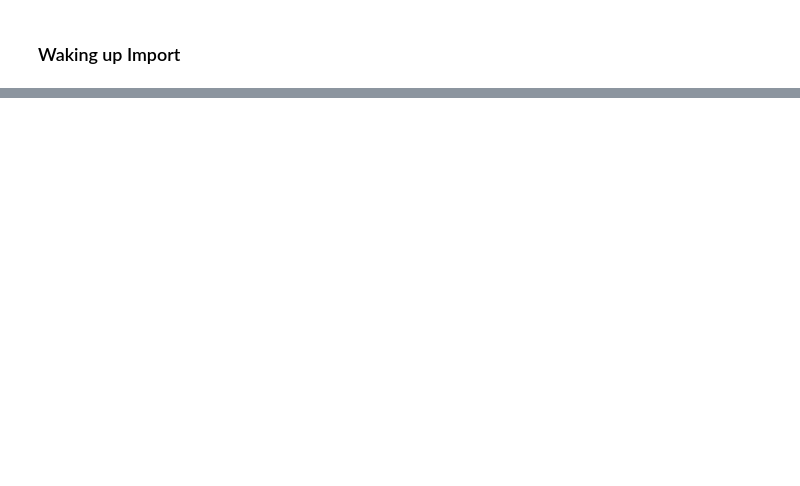
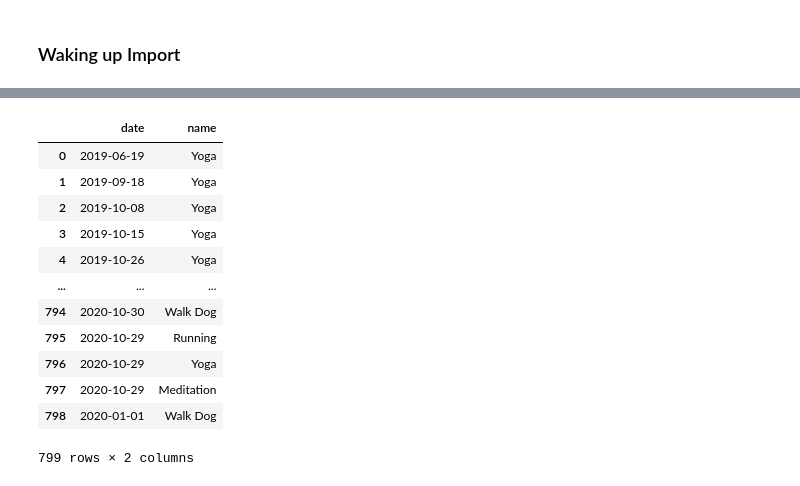
Before and after one commit to zeusgedofdata/habit, a Jupyter notebook: HabitLoad.ipynb, the cells around one changed output, grey strips where cells are left out. Drawn from its saved outputs; the diff is of its cells as text; code cells hidden in the pictures; blank space fills up the shorter version.

```diff
--- a/HabitLoad.ipynb
+++ b/HabitLoad.ipynb
@@ -252,2 +252,4 @@ DETAIL:  Key (name, date)=(Yoga (Home) , 2022-01-05) already exists.
+# %%
+df = habitica.get_history()
 # %% [markdown]
 ### Fit Import
@@ -363,0 +394,16 @@ dict_keys(['one'])
+# %%
+df
+# %% [output]
+|  | date | name |
+| 0 | 2019-06-19 | Yoga |
+| 1 | 2019-09-18 | Yoga |
+| 2 | 2019-10-08 | Yoga |
+| 3 | 2019-10-15 | Yoga |
+| 4 | 2019-10-26 | Yoga |
+| ... | ... | ... |
+| 794 | 2020-10-30 | Walk Dog |
+| 795 | 2020-10-29 | Running |
+| 796 | 2020-10-29 | Yoga |
+| 797 | 2020-10-29 | Meditation |
+| 798 | 2020-01-01 | Walk Dog |
+799 rows × 2 columns
```
Also changed, not shown: parts of 13 cells of this notebook.
